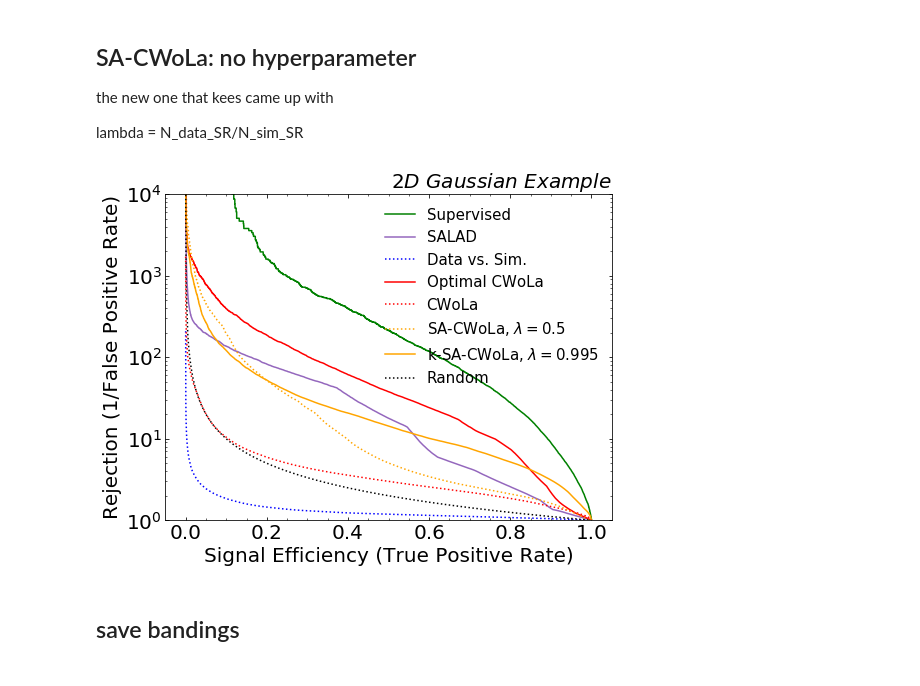
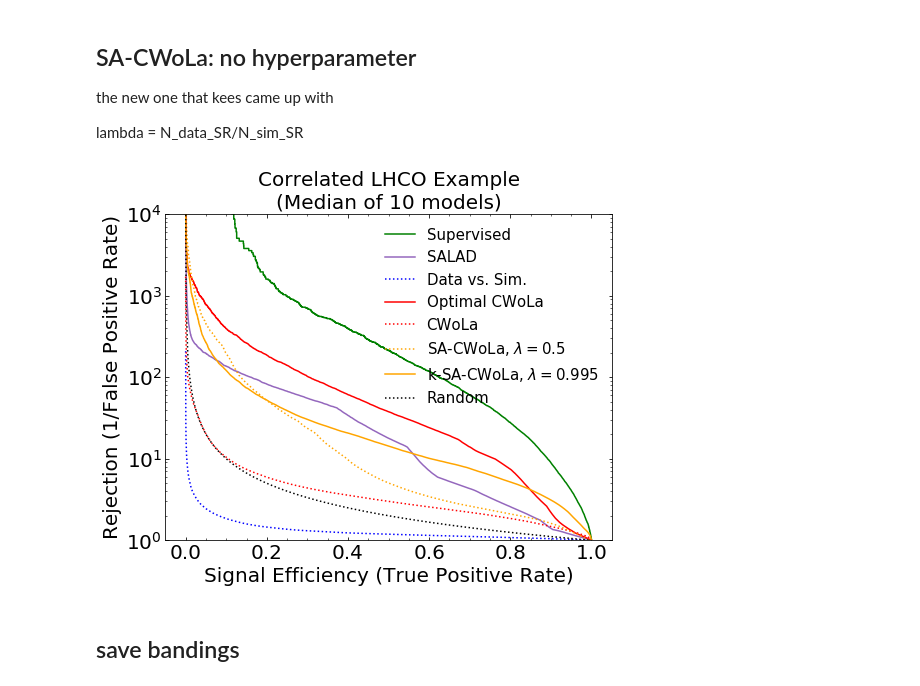
Before and after one commit to bnachman/DCTRHunting, a Jupyter notebook: CWoLaSimulationAssistedDecorrelationCorrelated.ipynb, the cells around one changed output. Drawn from its saved outputs; the diff is of its cells as text; code cells hidden in the pictures.

```diff
--- a/CWoLaSimulationAssistedDecorrelationCorrelated.ipynb
+++ b/CWoLaSimulationAssistedDecorrelationCorrelated.ipynb
@@ -767,35 +767,35 @@ ax0.xaxis.set_ticks_position('both')
 ax0.tick_params(direction="in",which="both")
 ax0.minorticks_on()
 plt.xticks(fontsize=20)
 plt.yticks(fontsize=20)
 
 plt.yscale("log")
 plt.ylim([1,1e4])
 
 plt.plot(tpr_sup,1./fpr_sup,label="Supervised",color='green')
 # plt.plot(tpr_sup1d,1./fpr_sup1d,label="Supervised ($x_1$ only)",color='green',ls=":",linewidth=5)
 
 plt.plot(tpr_pts, SALAD_med, label="SALAD",color="tab:purple")
 plt.plot(tpr_pts, dvsim_med, label="Data vs. Sim.",color="blue",ls=":")
 plt.plot(tpr_pts, ocwola_med,label="Optimal CWoLa",color="red")
 plt.plot(tpr_pts, cwola_med,label="CWoLa",color="red",ls=":")
 plt.plot(tpr_pts, sacwola_med,label="SA-CWoLa, $\lambda = {}$".format(mylambda),color="orange", ls=':'),
 plt.plot(tpr_pts, ksacwola_med,label="k-SA-CWoLa, $\lambda = {}$".format(myklambda),color="orange")
 
 plt.plot(tpr_sup,1./tpr_sup,color="black",ls=":",label="Random")
 
 plt.xlabel(r'Signal Efficiency (True Positive Rate)',fontsize=20)
 plt.ylabel(r"Rejection (1/False Positive Rate)",fontsize=20)
 plt.legend(frameon=False,fontsize=15,loc="upper right")
 
-plt.title("$2D$ $Gaussian$ $Example$",fontsize=20,loc="right")
+plt.title("Correlated LHCO Example\n(Median of {} models)".format(n_injections),fontsize=20,)
 plt.savefig('plots/lhco/combined_corr.pdf', pdf=True, bbox_inches='tight')
 plt.savefig('plots/lhco/combined_corr.png', pdf=False, bbox_inches='tight')
 
 # plt.savefig('plots/imperfect_sim_averaged_5/toy_lambda_50.png', bbox_inches='tight', padinches=0)
 # plt.savefig('plots/imperfect_sim_averaged_5/toy_lambda_50.pdf', bbox_inches='tight', padinches=0)
 # %% [output]
-[figure, old version]
+[figure, new version]
 # %% [markdown]
 ## save bandings
 # %%
```
Also changed, not shown: parts of 2 cells of this notebook, 11 other files.
